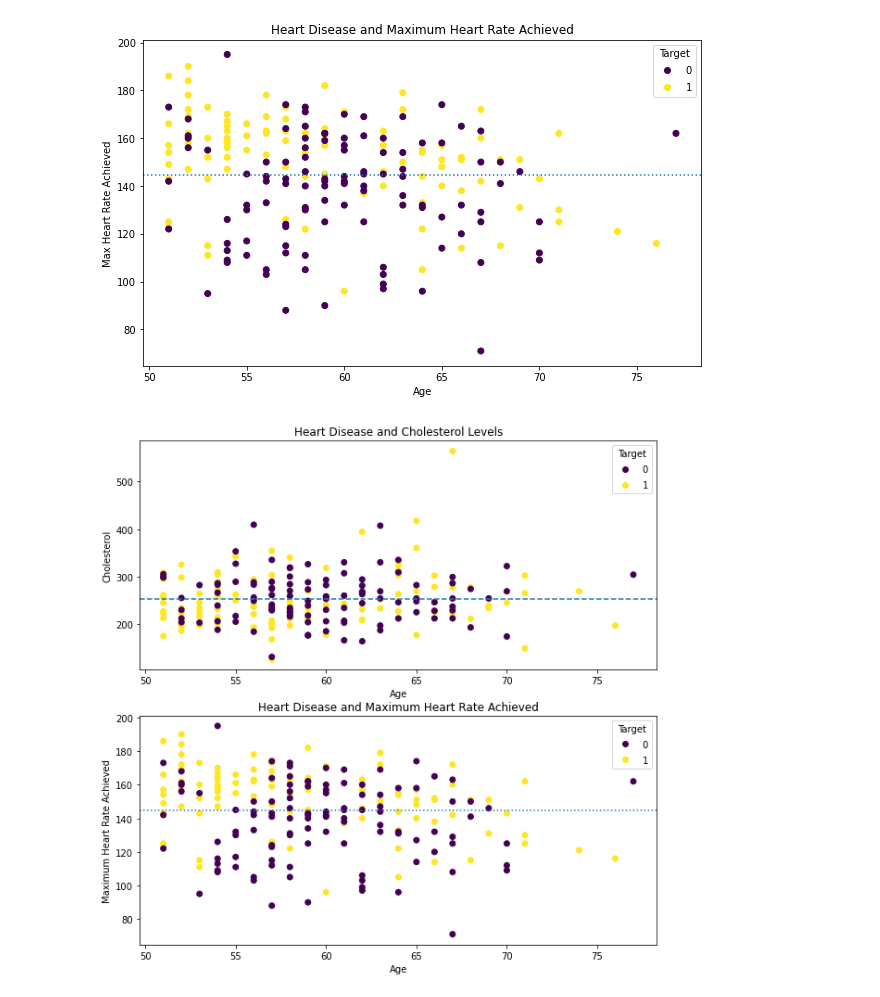
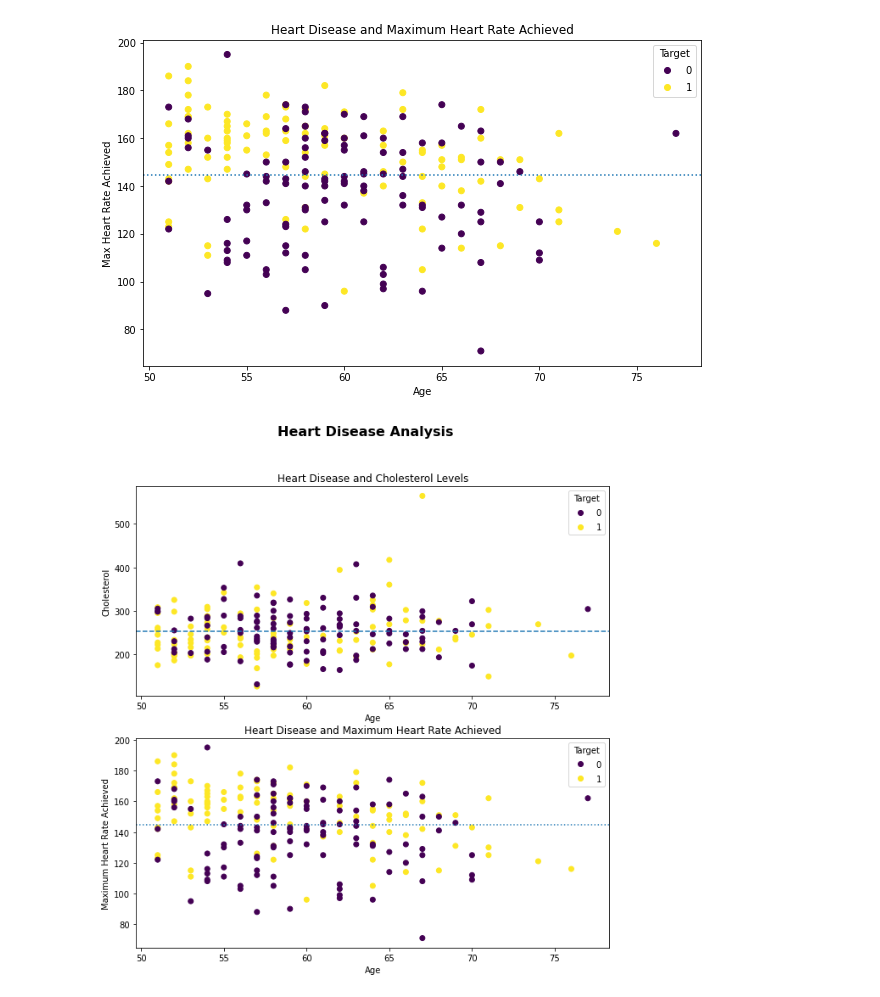
Before and after one commit to lemirser/MachineLearning, a Jupyter notebook: notebook/Introduction-to-matplotlib.ipynb, the cells around one changed output. Drawn from its saved outputs; the diff is of its cells as text; code cells hidden in the pictures.

```diff
--- a/notebook/Introduction-to-matplotlib.ipynb
+++ b/notebook/Introduction-to-matplotlib.ipynb
@@ -481,31 +481,36 @@ fig, (ax0,ax1) = plt.subplots(nrows=2,
 # Add data to ax0
 scatter = ax0.scatter(x=over_50["age"],
                      y=over_50["chol"],
                      c=over_50["target"])
 
 # Customize ax0
 ax0.set(title="Heart Disease and Cholesterol Levels",
        xlabel="Age",
        ylabel="Cholesterol");
 
 ax0.legend(*scatter.legend_elements(), title="Target");
 
 ax0.axhline(over_50["chol"].mean(),
            linestyle="--");
 
 # Add data to ax1
 scatter = ax1.scatter(x=over_50["age"],
                      y=over_50["thalach"],
                      c=over_50["target"])
 
 # Customize ax1
 ax1.set(title="Heart Disease and Maximum Heart Rate Achieved",
        xlabel="Age",
        ylabel="Maximum Heart Rate Achieved");
 
 ax1.legend(*scatter.legend_elements(), title="Target");
 
 ax1.axhline(over_50["thalach"].mean(),
            linestyle=":");
+
+# Add title to the figure
+fig.suptitle("Heart Disease Analysis",
+            fontsize=16,
+            fontweight="bold");
 # %% [output]
-[figure, old version]
+[figure, new version]
```
Also changed, not shown: parts of 1 cell of this notebook.
